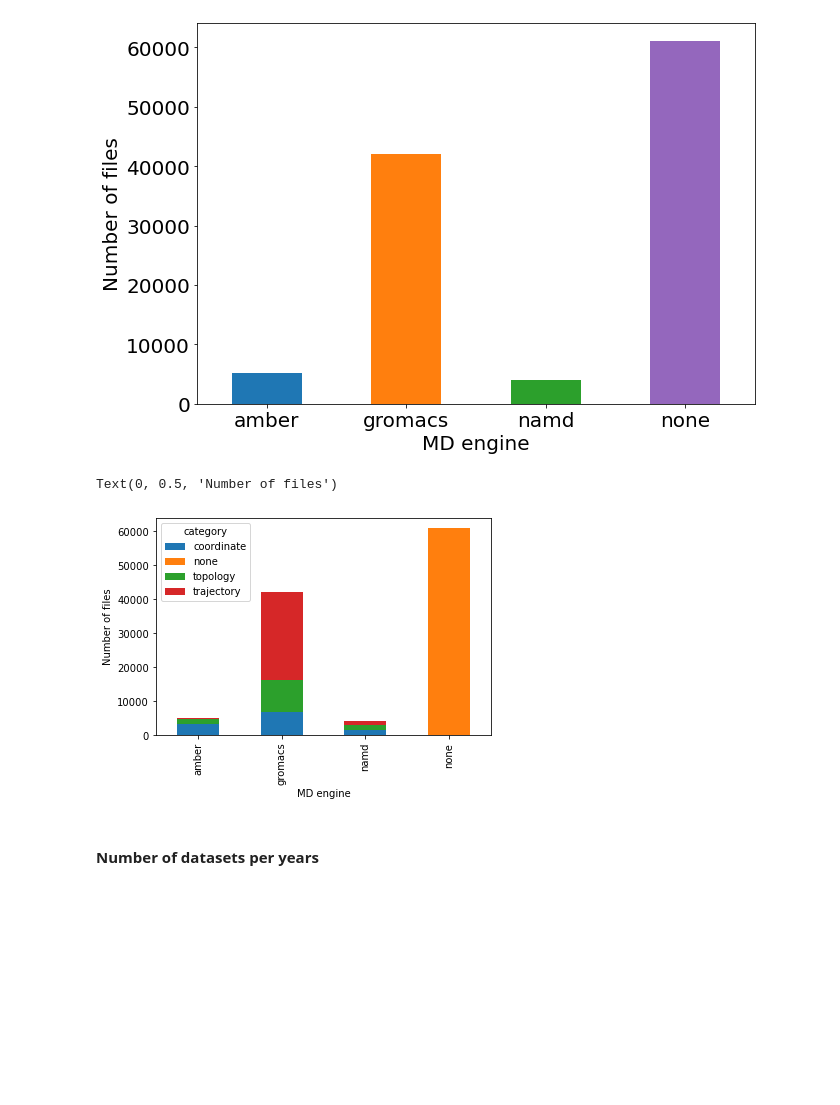
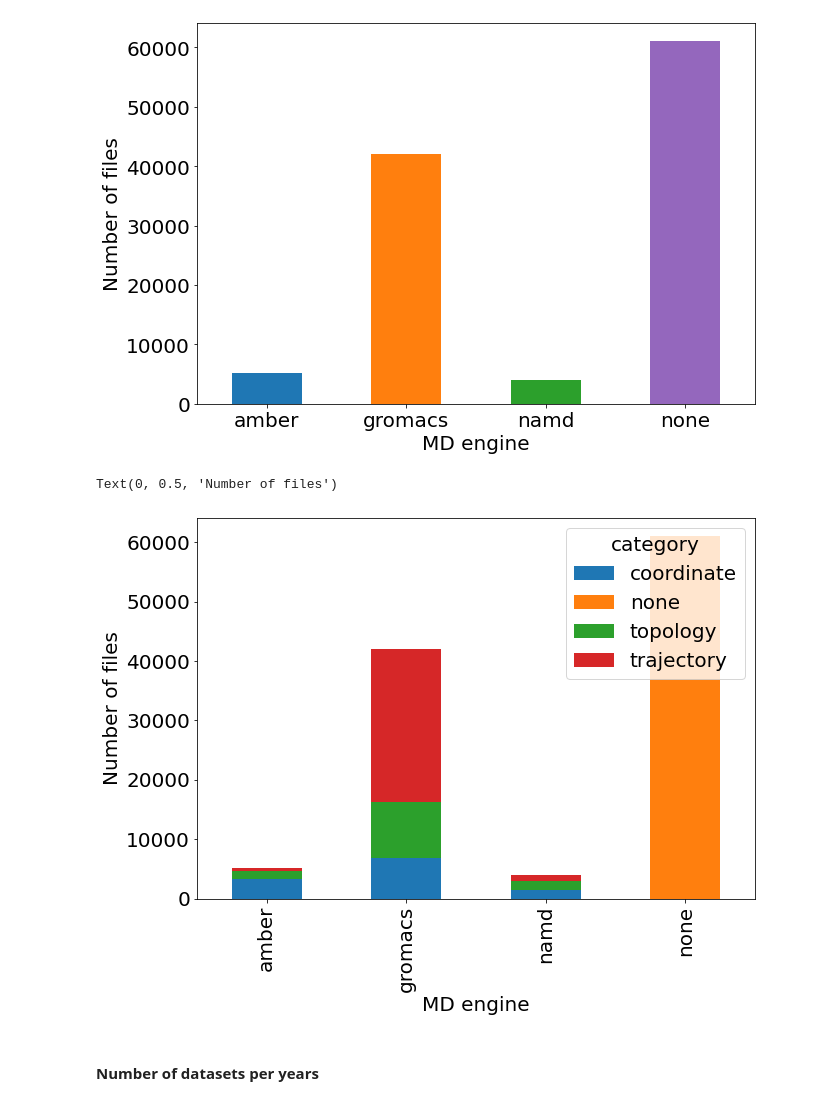
Before and after one commit to MDverse/mdws, a Jupyter notebook: notebooks/analyze_zenodo.ipynb, the cells around one changed output. Cells and saved outputs as stored; diff of their text form; code cells hidden in the pictures; blank space fills up the shorter version.

```diff
--- a/notebooks/analyze_zenodo.ipynb
+++ b/notebooks/analyze_zenodo.ipynb
@@ -372,13 +380,18 @@ plt.savefig("number_of_files_per_MD_engine.png", dpi=300, bbox_inches="tight")
 # %% [output]
 [figure]
 # %%
-tab.groupby("engine_MD")["category"].value_counts().unstack().plot.bar(stacked=True)
+(tab
+ .groupby("engine_MD")["category"]
+ .value_counts()
+ .unstack()
+ .plot.bar(stacked=True, figsize=(10,7))
+)
 plt.xlabel("MD engine")
 plt.ylabel("Number of files")
 # plt.savefig("Number_of_extensions_per_MDengine_with_categories.png")
 # %% [output]
 Text(0, 0.5, 'Number of files')
-[figure, old version]
+[figure, new version]
 # %% [markdown]
 #### Number of datasets per years
 # %%
```
Also changed, not shown: parts of 11 cells of this notebook, 1 other file.
